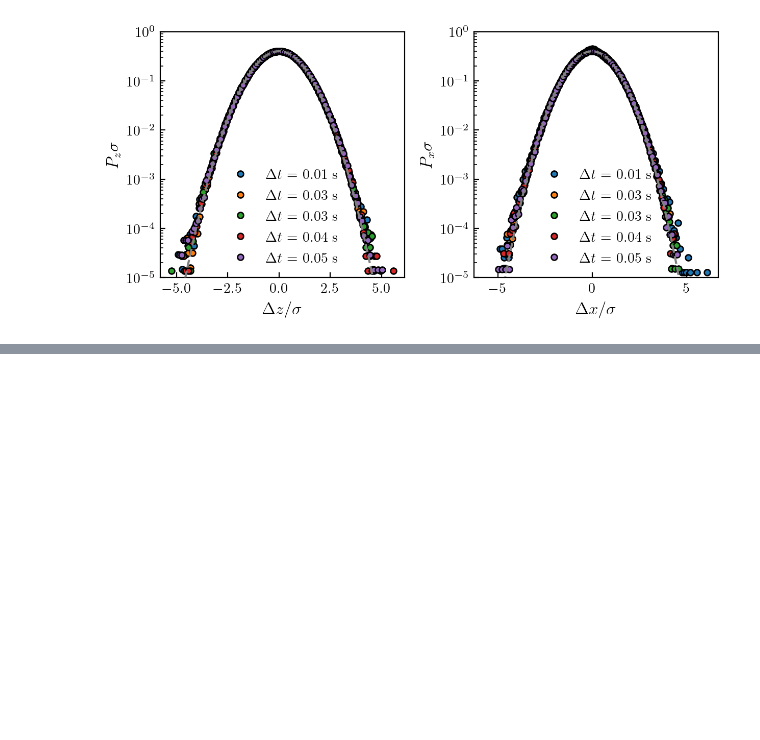
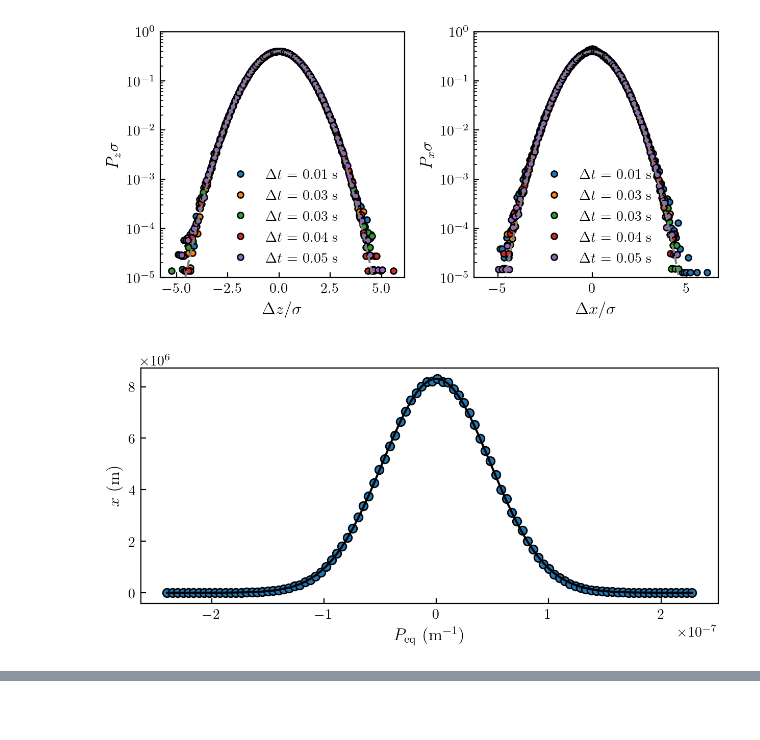
Before and after one commit to eXpensia/Confined-Brownian-Motion, a Jupyter notebook: 02_body/chapter4/images/stucked_particle/Full analysis trajectory_using_Dyacine_adding_x_y_distrib.ipynb, the cells around one changed output, grey strips where cells are left out. Drawn from its saved outputs; the diff is of its cells as text; code cells hidden in the pictures; blank space fills up the shorter version.

```diff
--- a/02_body/chapter4/images/stucked_particle/Full analysis trajectory_using_Dyacine_adding_x_y_distrib.ipynb
+++ b/02_body/chapter4/images/stucked_particle/Full analysis trajectory_using_Dyacine_adding_x_y_distrib.ipynb
@@ -563,0 +580,20 @@ plt.savefig("P_xz_stucked.pdf")
+# %%
+def P(x,k):
+    P_x = np.exp(-k/2 * x**2 / 4e-21)
+    A = np.trapz(P_x, x)
+    return P_x / A
+# %%
+from scipy.optimize import curve_fit
+popt,pcov = curve_fit(P, Y, X,p0=[1.8e-6])
+# %%
+fig = plt.figure(figsize=(cm2inch(16), cm2inch(8)))
+
+plt.plot(Y,X, "o")
+plt.plot(Y,P(Y, *popt), color = "black")
+
+plt.xlabel("$P_\mathrm{eq}$ (m$^{-1}$)")
+plt.ylabel("$x$ (m)")
+plt.tight_layout()
+plt.savefig("Peq_stuck.pdf")
+# %% [output]
+[figure, added]
```
Also changed, not shown: parts of 8 cells of this notebook, 24 other files.
